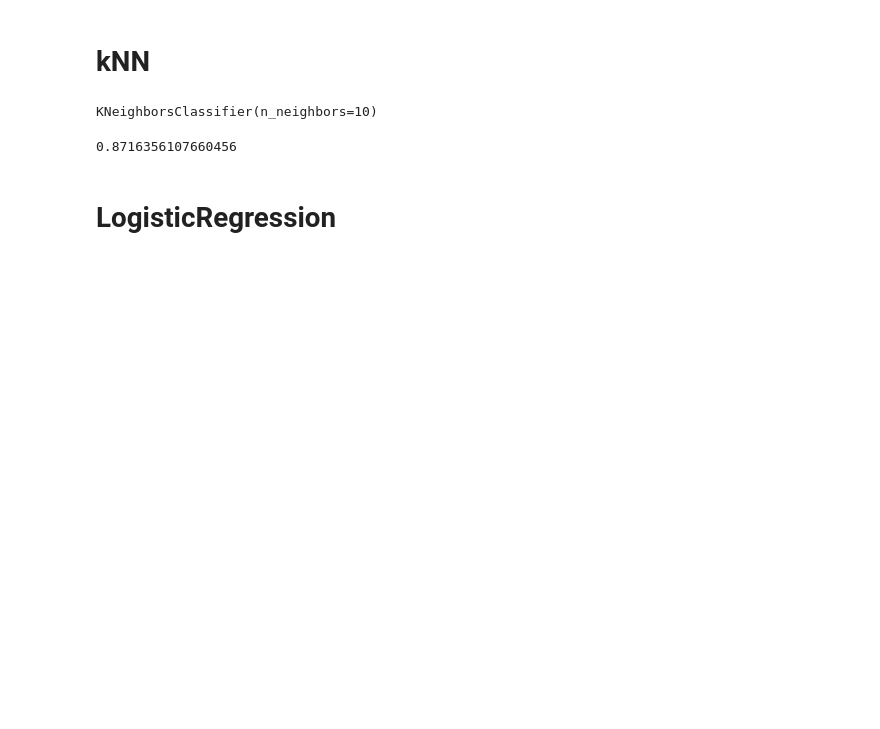
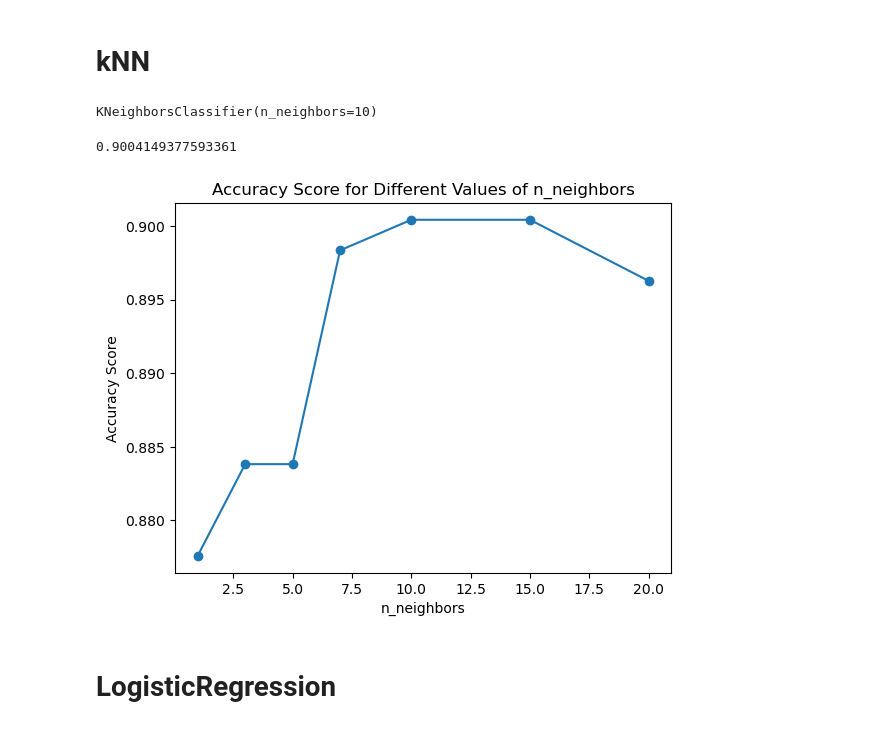
Before and after one commit to ShayShuve123/Data_Science_Agoda, a Jupyter notebook: Machine learning.ipynb, the cells around one changed output. Drawn from its saved outputs; the diff is of its cells as text; code cells hidden in the pictures; blank space fills up the shorter version.

```diff
--- a/Machine learning.ipynb
+++ b/Machine learning.ipynb
@@ -14,5 +20,5 @@ df = pd.read_csv('Raw/Final_CSV.csv')
 # %%
-df = pd.read_csv('Raw/Final_CSV.csv')
+df =pd.read_csv('Raw/Final.csv')
 df.drop(columns=['Name', 'SpokenLanguages', 'Location'], inplace=True) # drop non-numeric column
 df.Origin = df.Origin.map({'Bangkok': 0,'Phuket': 1,'Koh Samui': 2,'Ko Pha-ngan': 3,'Ko Phi Phi': 4})
 # %% [markdown]
@@ -47,7 +53,36 @@ KNeighborsClassifier(n_neighbors=10)
 # score
 accuracy_score(y_test, y_pred)
 # %% [output]
-0.8716356107660456
+0.9004149377593361
+# %%
+
+# Define different values of n_neighbors to try
+n_neighbors_values = [1, 3, 5, 7, 10, 15, 20]
+
+# Initialize lists to store accuracy scores
+accuracy_scores = []
+
+# Iterate over different values of n_neighbors
+for n_neighbors in n_neighbors_values:
+    # Create and train the classifier with the scaled training data
+    knn = KNeighborsClassifier(n_neighbors=n_neighbors)
+    knn.fit(X_train_scaled, y_train)
+
+    # Make predictions using the trained classifier and scaled test data
+    y_pred = knn.predict(X_test_scaled)
+
+    # Calculate accuracy score and append to the list
+    accuracy = accuracy_score(y_test, y_pred)
+    accuracy_scores.append(accuracy)
+
+# Plotting the results
+plt.plot(n_neighbors_values, accuracy_scores, marker='o')
+plt.xlabel('n_neighbors')
+plt.ylabel('Accuracy Score')
+plt.title('Accuracy Score for Different Values of n_neighbors')
+plt.show()
+# %% [output]
+[figure, added]
 # %% [markdown]
 # LogisticRegression
 # %%
```
Also changed, not shown: parts of 7 cells of this notebook, 11 other files.
